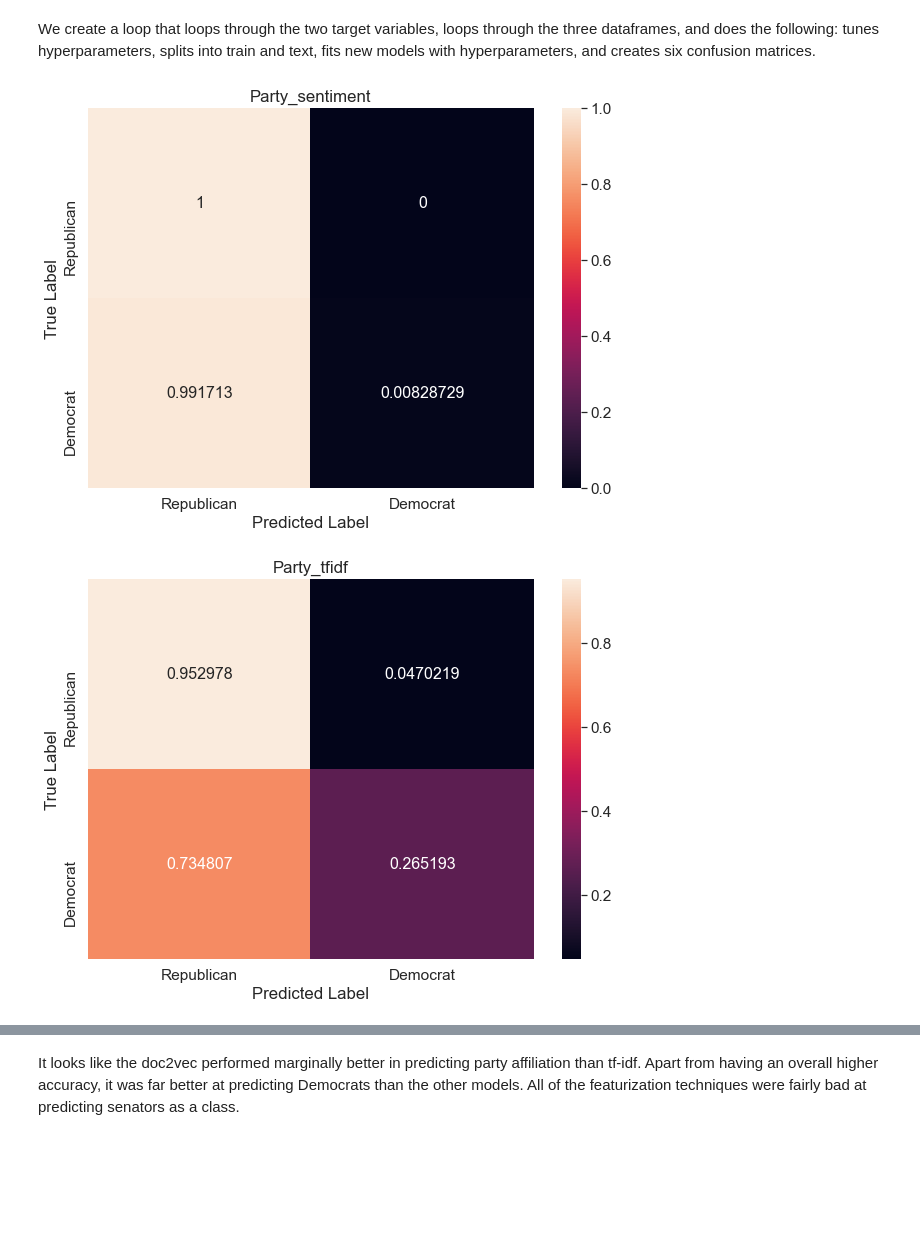
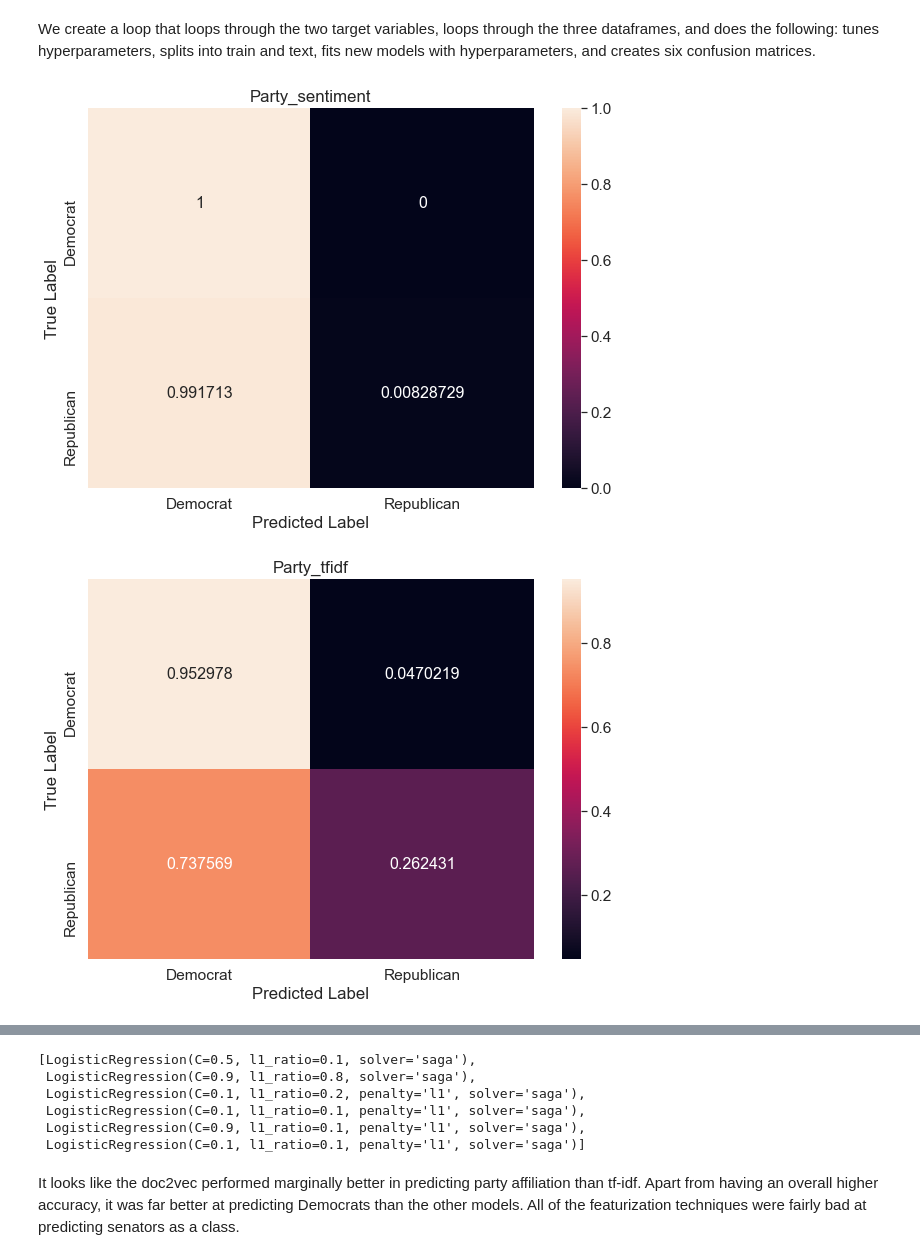
Before and after one commit to paulbsalamanca/CSS-Project-5-Team-6-Spring-2021, a Jupyter notebook: Project 5 Student.ipynb, the cells around one changed output, grey strips where cells are left out. Drawn from its saved outputs; the diff is of its cells as text; code cells hidden in the pictures; blank space fills up the shorter version.

Commit message:
fixed labels and stored hyperparameter tuning

```diff
--- a/Project 5 Student.ipynb
+++ b/Project 5 Student.ipynb
@@ -1201,9 +1201,9 @@ X_title = ['_sentiment', '_tfidf', '_doc2vec'] # the 3 df titles
 
 target_title = ['Party', 'Representative or Senator?'] # the title of the model
 
-cm_cols = [{0: "Republican", 1: "Democrat"}, {0: "Representative", 1: "Senator"}] # dims of cm
+cm_cols = [{0: "Democrat", 1: "Republican"}, {0: "Representative", 1: "Senator"}] # dims of cm
 
-cm_cols_index = [["Republican", "Democrat"], ["Representative", "Senator"]] # indices of cm
+cm_cols_index = [["Democrat", "Republican"], ["Representative", "Senator"]] # indices of cm
 # %% [markdown]
 We create a loop that loops through the two target variables, loops through the three dataframes, and does the following: tunes hyperparameters, splits into train and text, fits new models with hyperparameters, and creates six confusion matrices.
 # %%
@@ -1212,6 +1212,8 @@ We create a loop that loops through the two target variables, loops through the
 from sklearn.model_selection import GridSearchCV
 from sklearn.linear_model import LogisticRegression
 from sklearn.metrics import confusion_matrix
+
+model_params = []
 
 for target_vals, target_name, cmc, cmci in zip(target, target_title, cm_cols, cm_cols_index):
     for dataframe, X_name in zip(all_Xs, X_title):
@@ -1234,32 +1236,34 @@ for target_vals, target_name, cmc, cmci in zip(target, target_title, cm_cols, cm
                                                     train_size = .80,
                                                     test_size=0.20,
                                                     random_state = 10)
 
         # insert hyperparameters here
         logit_reg = log_grid_reg.best_estimator_
 
+        model_params.append(logit_reg) # save the hyperparameters for later
+
         logit_model = logit_reg.fit(X_train, y_train.ravel())
 
         y_pred = logit_model.predict(X_test)
 
         cf_matrix = confusion_matrix(y_test, y_pred, normalize = "true")
 
         df_cm = pd.DataFrame(cf_matrix, range(2),
                           range(2))
 
         df_cm = df_cm.rename(index=str, columns=cmc)
         df_cm.index = cmci
         plt.figure(figsize = (10,7))
         sns.set(font_scale=1.4) #for label size
         sns.heatmap(df_cm,
                    annot=True,
                    annot_kws={"size": 16},
                    fmt='g')
 
         plt.title(target_name + X_name)
         plt.xlabel("Predicted Label")
         plt.ylabel("True Label")
         plt.show()
 # %% [output]
-[figure, old version]
+[figure, new version]
-[figure, old version]
+[figure, new version]
@@ -1267,6 +1271,15 @@ for target_vals, target_name, cmc, cmci in zip(target, target_title, cm_cols, cm
 [figure]
 [figure]
 [figure]
+# %%
+model_params
+# %% [output]
+[LogisticRegression(C=0.5, l1_ratio=0.1, solver='saga'),
+ LogisticRegression(C=0.9, l1_ratio=0.8, solver='saga'),
+ LogisticRegression(C=0.1, l1_ratio=0.2, penalty='l1', solver='saga'),
+ LogisticRegression(C=0.1, l1_ratio=0.1, penalty='l1', solver='saga'),
+ LogisticRegression(C=0.9, l1_ratio=0.1, penalty='l1', solver='saga'),
+ LogisticRegression(C=0.1, l1_ratio=0.1, penalty='l1', solver='saga')]
 # %% [markdown]
 It looks like the doc2vec performed marginally better in predicting party affiliation than tf-idf. Apart from having an overall higher accuracy, it was far better at predicting Democrats than the other models. All of the featurization techniques were fairly bad at predicting senators as a class.
 # %% [markdown]
```
Also changed, not shown: parts of 4 cells of this notebook.
